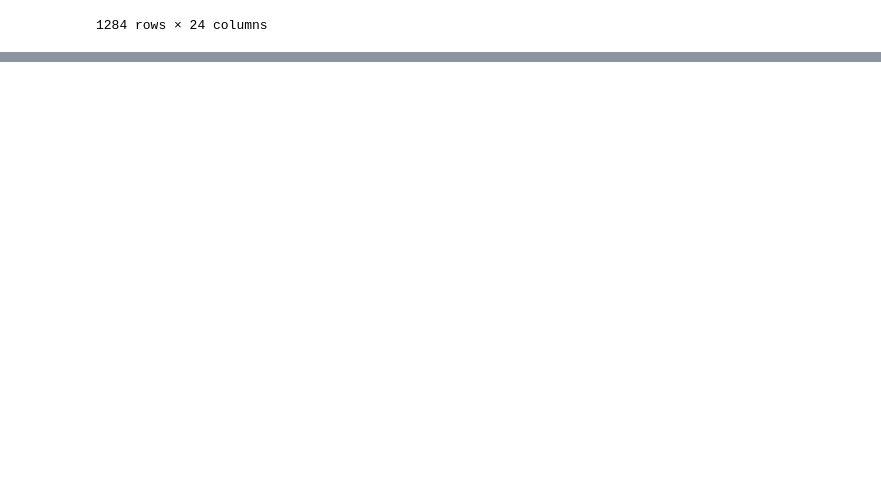
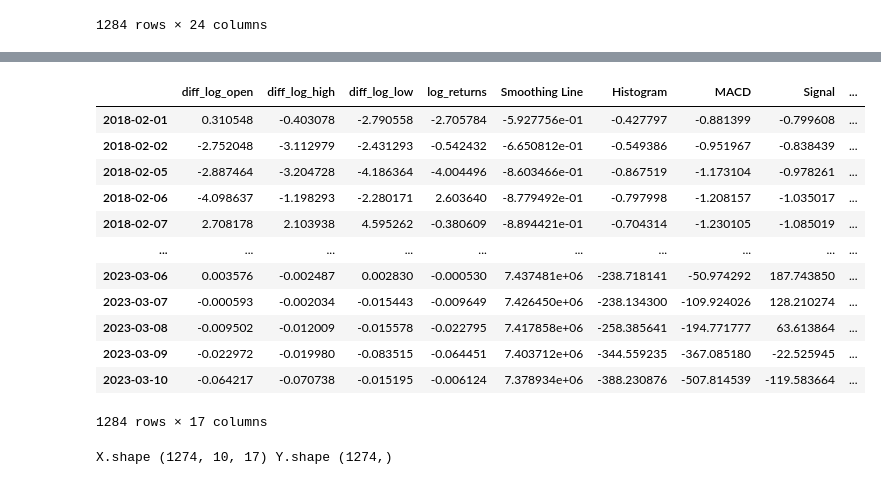
Before and after one commit to d1vory/Bitcoin-Price-Prediction, a Jupyter notebook: models/dataset_maker.ipynb, the cells around one changed output, grey strips where cells are left out. Saved outputs shown, nothing was run; the diff lists cells and outputs as text; code cells hidden in the pictures; blank space fills up the shorter version.

```diff
--- a/models/dataset_maker.ipynb
+++ b/models/dataset_maker.ipynb
@@ -263,0 +288,7 @@ See the caveats in the documentation: https://pandas.pydata.org/pandas-docs/stab
+# %%
+scaler = StandardScaler()
+train_scaled = scaler.fit_transform(train)
+test_scaled = scaler.transform(test)
+# %%
+scaled_df = pd.DataFrame(np.concatenate((train_scaled, test_scaled)), columns=df.columns, index=df.index)
+scaled_df
@@ -263,0 +309,7 @@ See the caveats in the documentation: https://pandas.pydata.org/pandas-docs/stab
+# %%
+# boolean series to index df rows
+train_idx = df.index <= train.index[-1]
+test_idx = df.index > train.index[-1]
+# %%
+df.loc[train_idx] = train_scaled
+df
@@ -263,0 +330,55 @@ See the caveats in the documentation: https://pandas.pydata.org/pandas-docs/stab
+# %%
+def get_scaled_dataframe(df, exclude_cols, target_col, ntest=21):
+    df = df.drop(exclude_cols, axis=1)
+    train = df.iloc[:-ntest]
+    test = df.iloc[-ntest:]
+
+    scaler = StandardScaler()
+    train_scaled = scaler.fit_transform(train)
+    test_scaled = scaler.transform(test)
+
+    y = df[target_col].to_numpy()
+    scaler.fit_transform(y.reshape(-1, 1))
+
+    scaled_df = pd.DataFrame(np.concatenate((train_scaled, test_scaled)), columns=df.columns, index=df.index)
+    return scaled_df, scaler
+
+
+scaled_df, scaler = get_scaled_dataframe(df, ['close', 'log_close'], 'log_returns')
+scaled_df
+# %% [output]
+|  | diff_log_open | diff_log_high | diff_log_low | log_returns | Smoothing Line | Histogram | MACD | Signal | ... |
+| 2018-02-01 | 0.310548 | -0.403078 | -2.790558 | -2.705784 | -5.927756e-01 | -0.427797 | -0.881399 | -0.799608 | ... |
+| 2018-02-02 | -2.752048 | -3.112979 | -2.431293 | -0.542432 | -6.650812e-01 | -0.549386 | -0.951967 | -0.838439 | ... |
+| 2018-02-05 | -2.887464 | -3.204728 | -4.186364 | -4.004496 | -8.603466e-01 | -0.867519 | -1.173104 | -0.978261 | ... |
+| 2018-02-06 | -4.098637 | -1.198293 | -2.280171 | 2.603640 | -8.779492e-01 | -0.797998 | -1.208157 | -1.035017 | ... |
+| 2018-02-07 | 2.708178 | 2.103938 | 4.595262 | -0.380609 | -8.894421e-01 | -0.704314 | -1.230105 | -1.085019 | ... |
+| ... | ... | ... | ... | ... | ... | ... | ... | ... | ... |
+| 2023-03-06 | 0.003576 | -0.002487 | 0.002830 | -0.000530 | 7.437481e+06 | -238.718141 | -50.974292 | 187.743850 | ... |
+| 2023-03-07 | -0.000593 | -0.002034 | -0.015443 | -0.009649 | 7.426450e+06 | -238.134300 | -109.924026 | 128.210274 | ... |
+| 2023-03-08 | -0.009502 | -0.012009 | -0.015578 | -0.022795 | 7.417858e+06 | -258.385641 | -194.771777 | 63.613864 | ... |
+| 2023-03-09 | -0.022972 | -0.019980 | -0.083515 | -0.064451 | 7.403712e+06 | -344.559235 | -367.085180 | -22.525945 | ... |
+| 2023-03-10 | -0.064217 | -0.070738 | -0.015195 | -0.006124 | 7.378934e+06 | -388.230876 | -507.814539 | -119.583664 | ... |
+1284 rows × 17 columns
+# %%
+series = scaled_df.dropna().to_numpy()
+result_series = scaled_df['log_returns'].to_numpy()
+
+T = 10
+X = []
+Y = []
+for t in range(len(series) - T):
+    x = series[t:t+T, :]
+    X.append(x)
+    y = result_series[t+T]
+    Y.append(y)
+
+X = np.array(X)
+Y = np.array(Y)
+N = len(X)
+# X = np.array(X).reshape(-1, T)
+# Y = np.array(Y)
+# N = len(X)
+print("X.shape", X.shape, "Y.shape", Y.shape)
+# %% [output]
+X.shape (1274, 10, 17) Y.shape (1274,)
```
Also changed, not shown: parts of 13 cells of this notebook, 21 other files.
